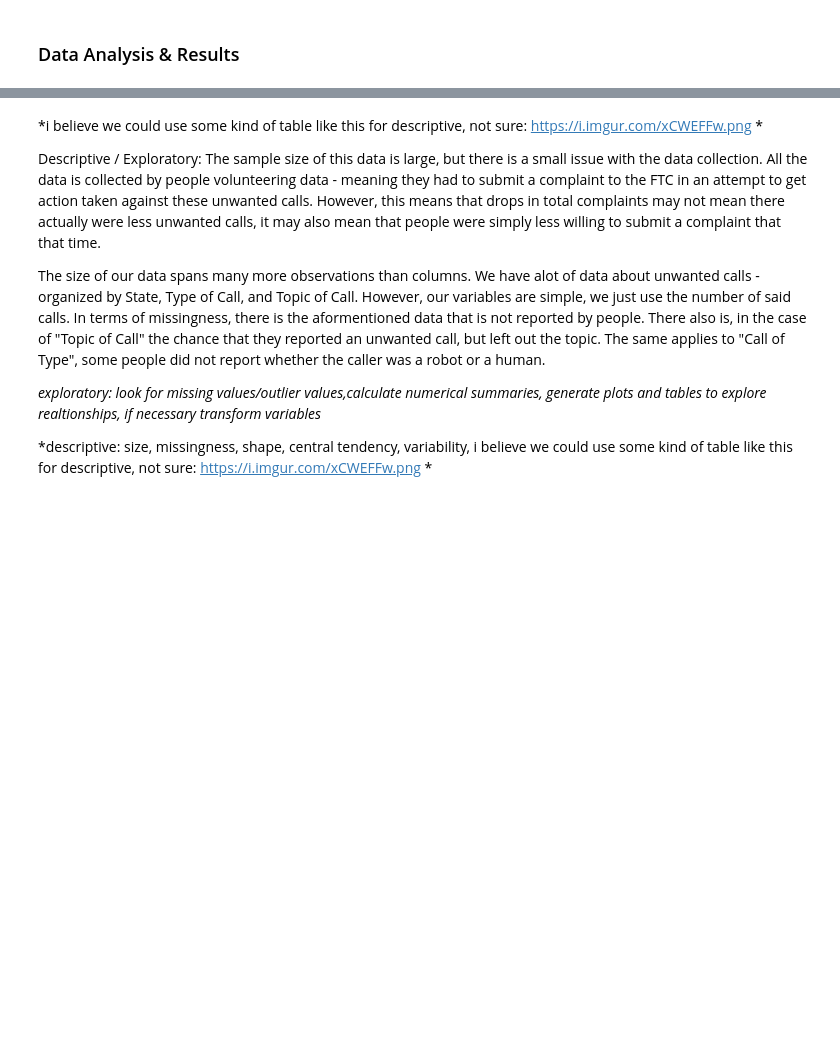
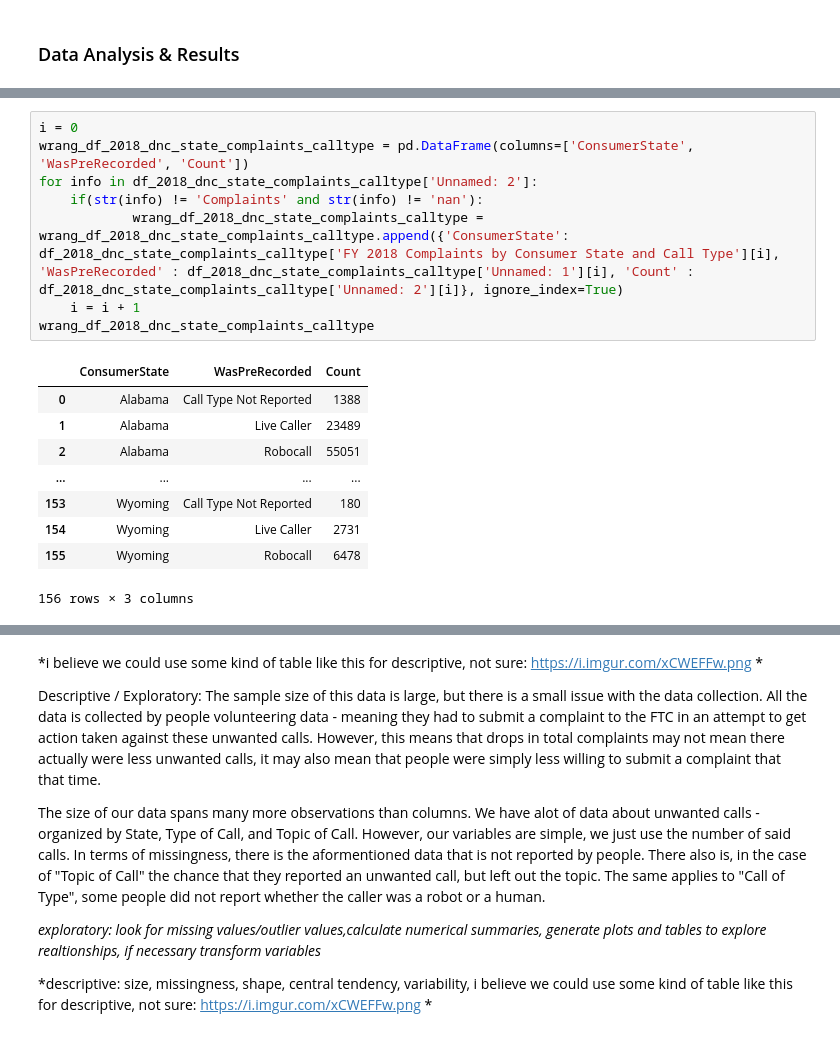
Before and after one commit to DannyFung97/nigerian-princes, a Jupyter notebook: Final Project Notebook.ipynb, the cells around one changed output, grey strips where cells are left out. Drawn from its saved outputs; the diff is of its cells as text; blank space fills up the shorter version.

```diff
--- a/Final Project Notebook.ipynb
+++ b/Final Project Notebook.ipynb
@@ -107,0 +118,18 @@ Name: Unnamed: 0, Length: 60, dtype: object
+# %%
+i = 0
+wrang_df_2018_dnc_state_complaints_calltype = pd.DataFrame(columns=['ConsumerState', 'WasPreRecorded', 'Count'])
+for info in df_2018_dnc_state_complaints_calltype['Unnamed: 2']:
+    if(str(info) != 'Complaints' and str(info) != 'nan'):
+            wrang_df_2018_dnc_state_complaints_calltype = wrang_df_2018_dnc_state_complaints_calltype.append({'ConsumerState': df_2018_dnc_state_complaints_calltype['FY 2018 Complaints by Consumer State and Call Type'][i], 'WasPreRecorded' : df_2018_dnc_state_complaints_calltype['Unnamed: 1'][i], 'Count' : df_2018_dnc_state_complaints_calltype['Unnamed: 2'][i]}, ignore_index=True)
+    i = i + 1
+wrang_df_2018_dnc_state_complaints_calltype
+# %% [output]
+|  | ConsumerState | WasPreRecorded | Count |
+| 0 | Alabama | Call Type Not Reported | 1388 |
+| 1 | Alabama | Live Caller | 23489 |
+| 2 | Alabama | Robocall | 55051 |
+| ... | ... | ... | ... |
+| 153 | Wyoming | Call Type Not Reported | 180 |
+| 154 | Wyoming | Live Caller | 2731 |
+| 155 | Wyoming | Robocall | 6478 |
+156 rows × 3 columns
```
Also changed, not shown: parts of 9 cells of this notebook.
